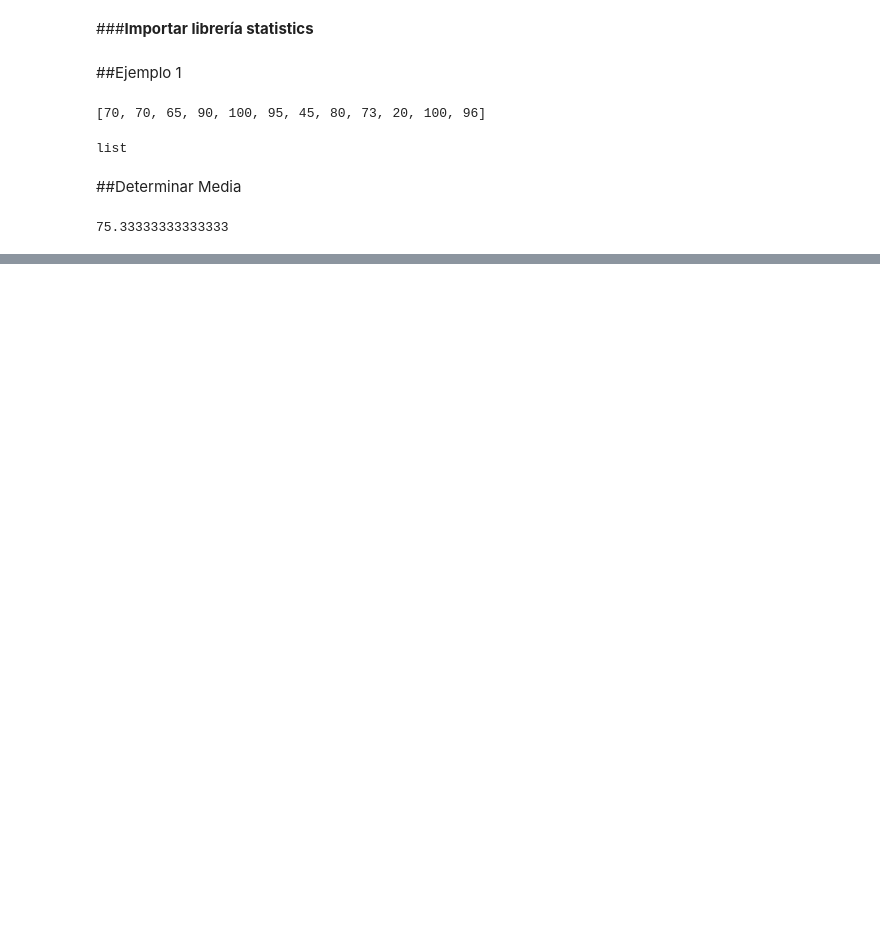
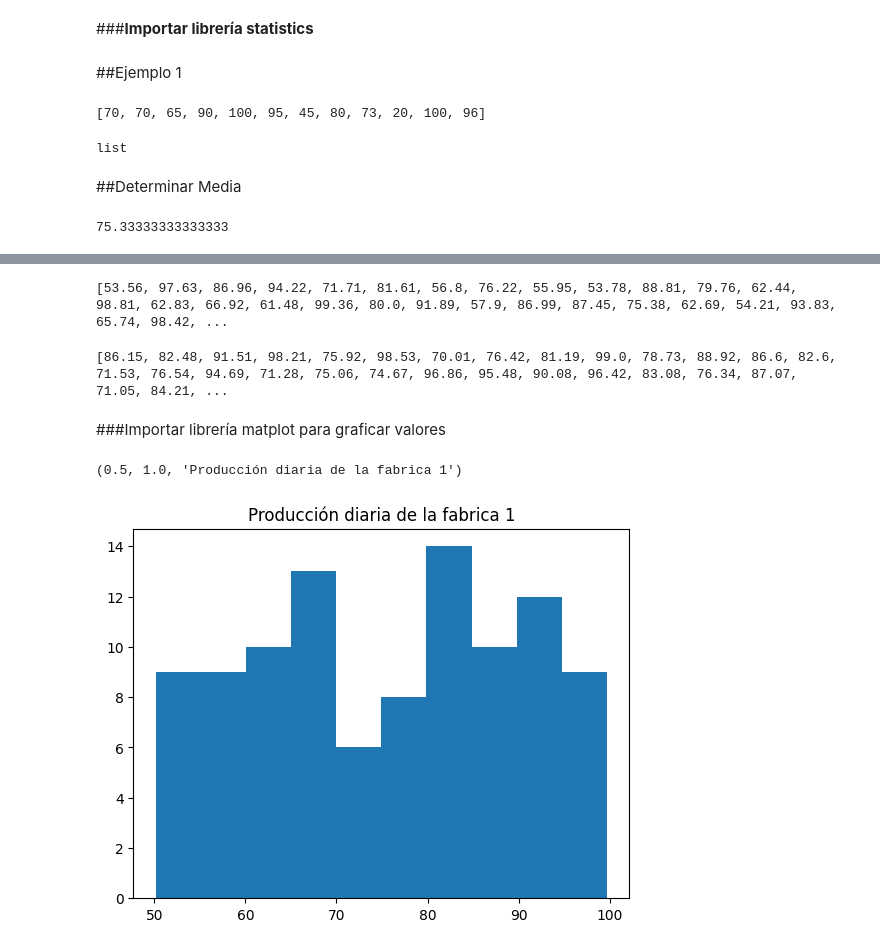
Before and after one commit to 25041001-cloud/Probabilidad, a Jupyter notebook: Unidad1/Practica_1.ipynb, the cells around one changed output, grey strips where cells are left out. Saved outputs shown, nothing was run; the diff lists cells and outputs as text; code cells hidden in the pictures; blank space fills up the shorter version.

```diff
--- a/Unidad1/Practica_1.ipynb
+++ b/Unidad1/Practica_1.ipynb
@@ -40,0 +98,18 @@ print(promedio2)
+# %%
+fabrica1=[]
+for i in range(100):
+  numero_aleatorio=round(random.uniform(50,100),2)
+  fabrica1.append(numero_aleatorio)
+print(fabrica1)
+# %% [output]
+[53.56, 97.63, 86.96, 94.22, 71.71, 81.61, 56.8, 76.22, 55.95, 53.78, 88.81, 79.76, 62.44, 98.81, 62.83, 66.92, 61.48, 99.36, 80.0, 91.89, 57.9, 86.99, 87.45, 75.38, 62.69, 54.21, 93.83, 65.74, 98.42, ...
+# %%
+fabrica2=[]
+for i in range(100):
+  numero_aleatorio=round(random.uniform(70,100),2)
+  fabrica2.append(numero_aleatorio)
+print(fabrica2)
+# %% [output]
+[86.15, 82.48, 91.51, 98.21, 75.92, 98.53, 70.01, 76.42, 81.19, 99.0, 78.73, 88.92, 86.6, 82.6, 71.53, 76.54, 94.69, 71.28, 75.06, 74.67, 96.86, 95.48, 90.08, 96.42, 83.08, 76.34, 87.07, 71.05, 84.21, ...
+# %% [markdown]
+###Importar librería matplot para graficar valores
@@ -40,0 +119,8 @@ print(promedio2)
+# %%
+plt.hist(fabrica1)
+plt.title('Producción diaria de la fabrica 1')
+
+(0.5, 1.0, 'Producción diaria de la fabrica 1')
+# %% [output]
+(0.5, 1.0, 'Producción diaria de la fabrica 1')
+[figure, added]
```
Also changed, not shown: parts of 17 cells of this notebook.
